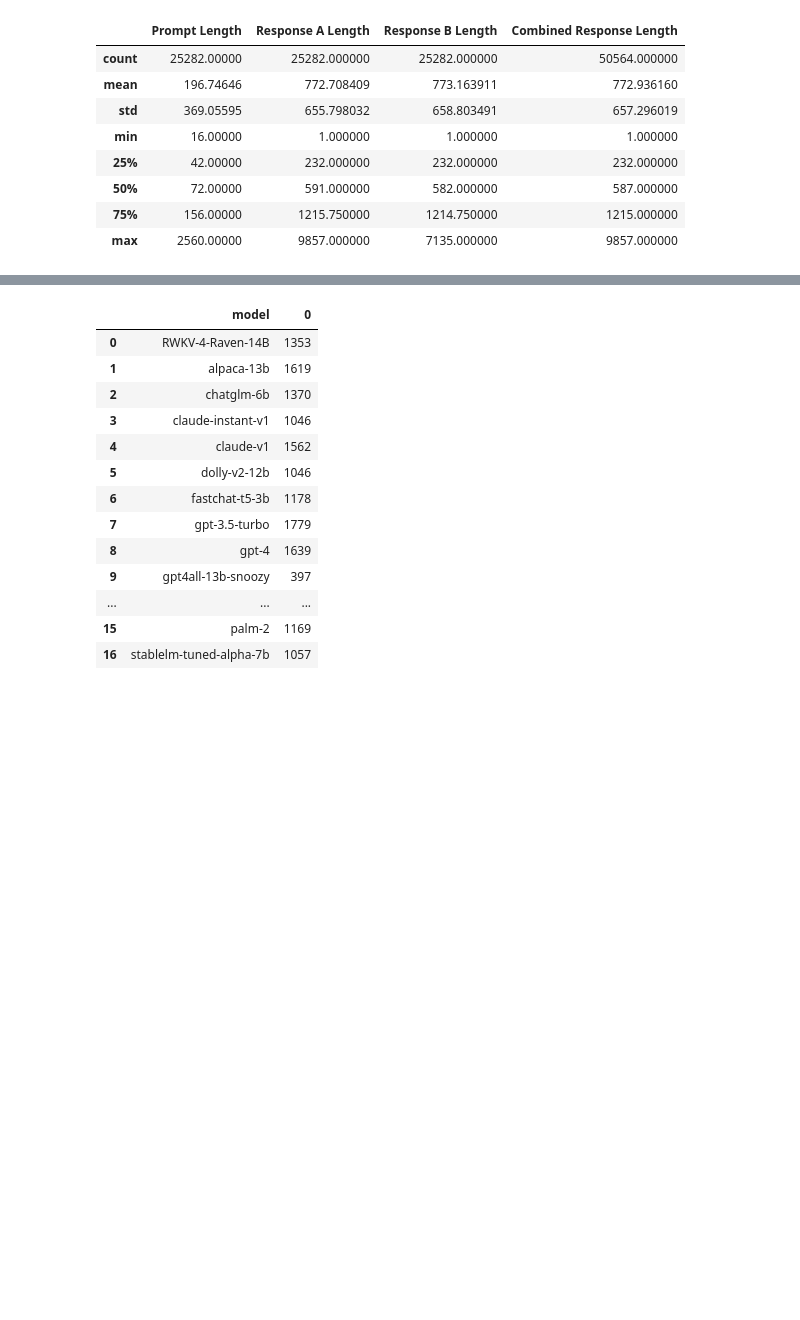
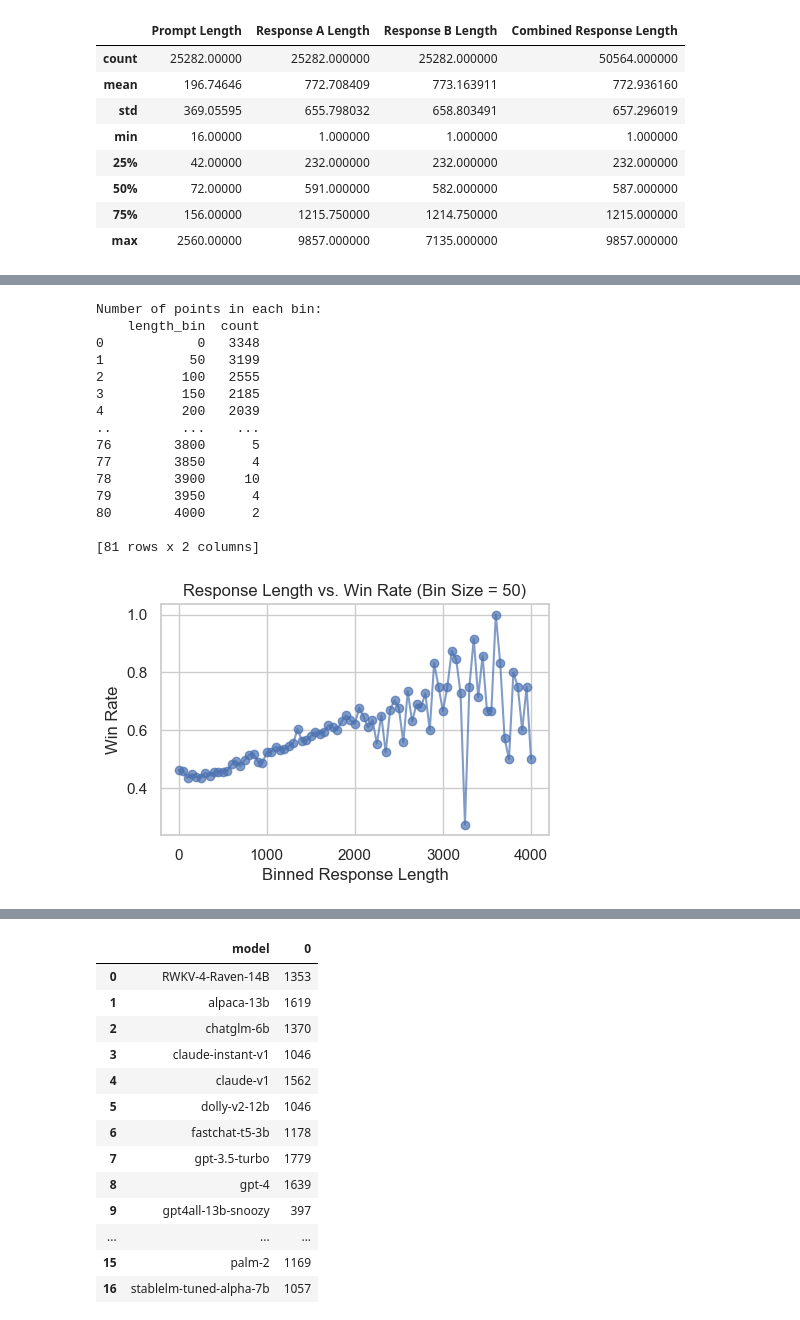
Before and after one commit to surajr10/ds200-grad-project, a Jupyter notebook: notebooks/eda_conversations_stats.ipynb, the cells around one changed output, grey strips where cells are left out. Drawn from its saved outputs; the diff is of its cells as text; code cells hidden in the pictures; blank space fills up the shorter version.

```diff
--- a/notebooks/eda_conversations_stats.ipynb
+++ b/notebooks/eda_conversations_stats.ipynb
@@ -124,3 +161,68 @@ stats_df
+# %%
+def plot_response_length_vs_win_rate(df, bin_size=100, max_length=4000):
+    # Create a new DataFrame tracking each response's length and win status
+    response_data = pd.DataFrame({
+        'response_length': df.apply(
+            lambda row: row['a_response_length'] if row['winner'] == 'model_a'
+                        else row['b_response_length'], axis=1),
+        'won': 1
+    })
+
+    # Add losing responses to the data
+    losing_data = pd.DataFrame({
+        'response_length': df.apply(
+            lambda row: row['b_response_length'] if row['winner'] == 'model_a'
+                        else row['a_response_length'], axis=1),
+        'won': 0
+    })
+
+    # Combine both winning and losing responses
+    combined_data = pd.concat([response_data, losing_data], ignore_index=True)
+
+    # Create bins
+    combined_data['length_bin'] = (combined_data['response_length'] // bin_size) * bin_size
+
+    # Calculate win rate and count of points for each bin
+    bin_stats = combined_data.groupby('length_bin').agg(
+        win_rate=('won', 'mean'),  # Mean gives the win rate
+        count=('won', 'size')      # Size gives the number of points in each bin
+    ).reset_index()
+
+    # Filter out bins with response lengths greater than max_length
+    bin_stats = bin_stats[bin_stats['length_bin'] <= max_length]
+
+
+    print("Number of points in each bin:")
+    print(bin_stats[['length_bin', 'count']])
+
+
+    plt.figure(figsize=(5, 3))
+    plt.plot(bin_stats['length_bin'], bin_stats['win_rate'], marker='o', alpha=0.7)
+    plt.title(f'Response Length vs. Win Rate (Bin Size = {bin_size})')
+    plt.xlabel('Binned Response Length')
+    plt.ylabel('Win Rate')
+    plt.grid(True)
+    plt.show()
+
+# Example Usage (Use your actual DataFrame)
+plot_response_length_vs_win_rate(df, bin_size=50, max_length=4000)
+# %% [output]
+Number of points in each bin:
+    length_bin  count
+0            0   3348
+1           50   3199
+2          100   2555
+3          150   2185
+4          200   2039
+..         ...    ...
+76        3800      5
+77        3850      4
+78        3900     10
+79        3950      4
+80        4000      2
+
+[81 rows x 2 columns]
+[figure, added]
 # %%
 #Generating stats on win rate
 plt.figure(figsize = (5,3))
```
Also changed, not shown: parts of 6 cells of this notebook, 2 other files.
